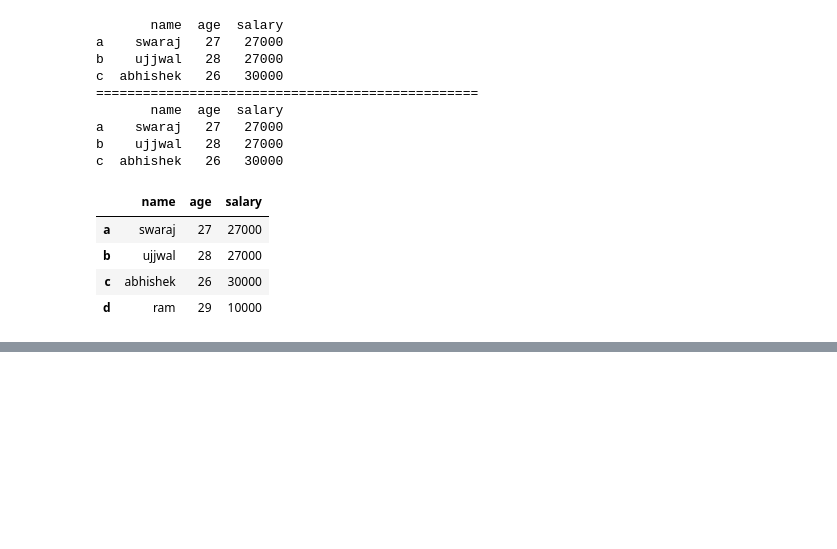
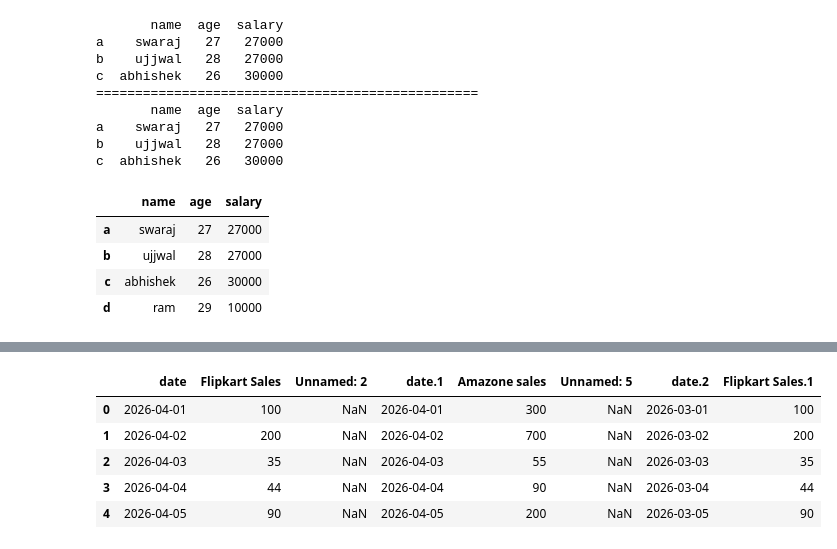
Before and after one commit to swaraj-shejul/python-foundation, a Jupyter notebook: Pandas_DataFrame_2D.ipynb, the cells around one changed output, grey strips where cells are left out. Drawn from its saved outputs; the diff is of its cells as text; code cells hidden in the pictures; blank space fills up the shorter version.

```diff
--- a/Pandas_DataFrame_2D.ipynb
+++ b/Pandas_DataFrame_2D.ipynb
@@ -199,0 +516,10 @@ df[df['salary'].isin([10000,27000,30000])]
+# %%
+t = pd.read_excel("flipkart_amazone_sales.xlsx")
+t
+# %% [output]
+|  | date | Flipkart Sales | Unnamed: 2 | date.1 | Amazone sales | Unnamed: 5 | date.2 | Flipkart Sales.1 |
+| 0 | 2026-04-01 | 100 | NaN | 2026-04-01 | 300 | NaN | 2026-03-01 | 100 |
+| 1 | 2026-04-02 | 200 | NaN | 2026-04-02 | 700 | NaN | 2026-03-02 | 200 |
+| 2 | 2026-04-03 | 35 | NaN | 2026-04-03 | 55 | NaN | 2026-03-03 | 35 |
+| 3 | 2026-04-04 | 44 | NaN | 2026-04-04 | 90 | NaN | 2026-03-04 | 44 |
+| 4 | 2026-04-05 | 90 | NaN | 2026-04-05 | 200 | NaN | 2026-03-05 | 90 |
```
Also changed, not shown: parts of 75 cells of this notebook.
